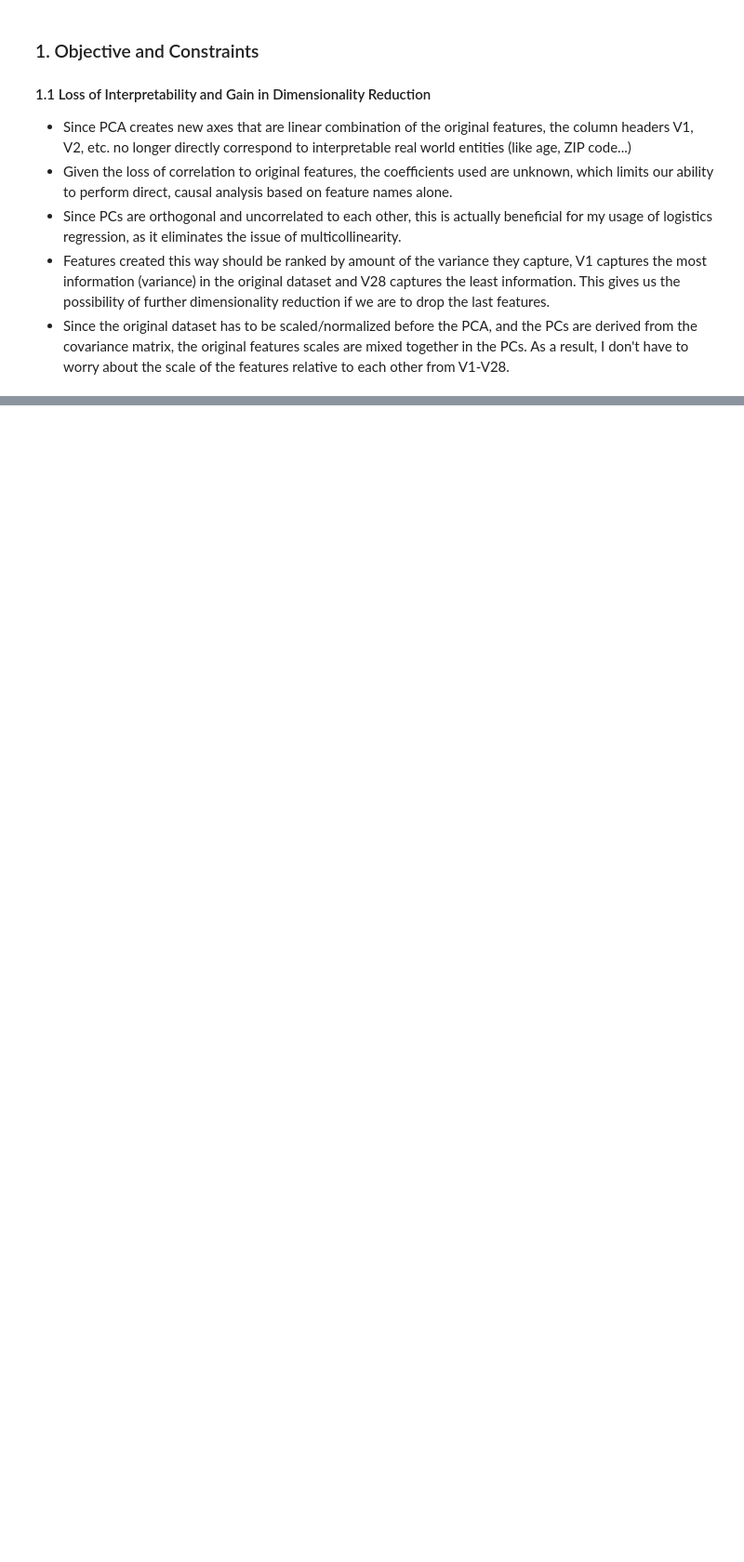
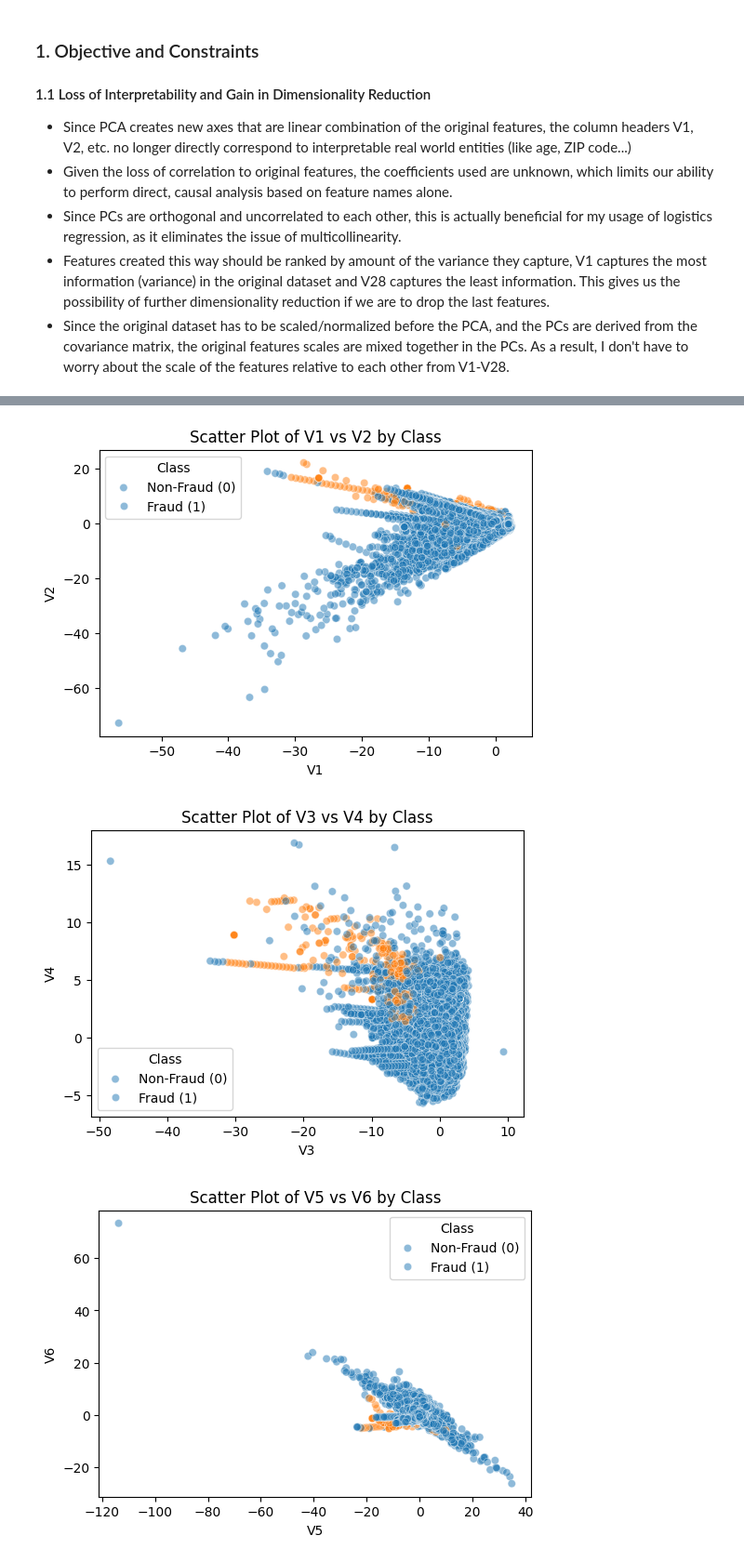
Before and after one commit to GJQu/cc-fraud-detection, a Jupyter notebook: notebooks/eda.ipynb, the cells around one changed output, grey strips where cells are left out. Shown at 93% size. Drawn from its saved outputs; the diff is of its cells as text; code cells hidden in the pictures; blank space fills up the shorter version.

```diff
--- a/notebooks/eda.ipynb
+++ b/notebooks/eda.ipynb
@@ -40,0 +89,15 @@ I consider it success at this stage as gaining a robust understanding of the dat
+# %%
+# 2D Scatter Plots for Selected PCA Components
+pca_pairs = [('V1', 'V2'), ('V3', 'V4'), ('V5', 'V6')]
+for x_feature, y_feature in pca_pairs:
+    plt.figure(figsize=(6, 4))
+    sns.scatterplot(data=data, x=x_feature, y=y_feature, hue='Class', alpha=0.5)
+    plt.title(f'Scatter Plot of {x_feature} vs {y_feature} by Class')
+    plt.xlabel(x_feature)
+    plt.ylabel(y_feature)
+    plt.legend(title='Class', labels=['Non-Fraud (0)', 'Fraud (1)'])
+    plt.show()
+# %% [output]
+[figure, added]
+[figure, added]
+[figure, added]
```
Also changed, not shown: parts of 6 cells of this notebook.
